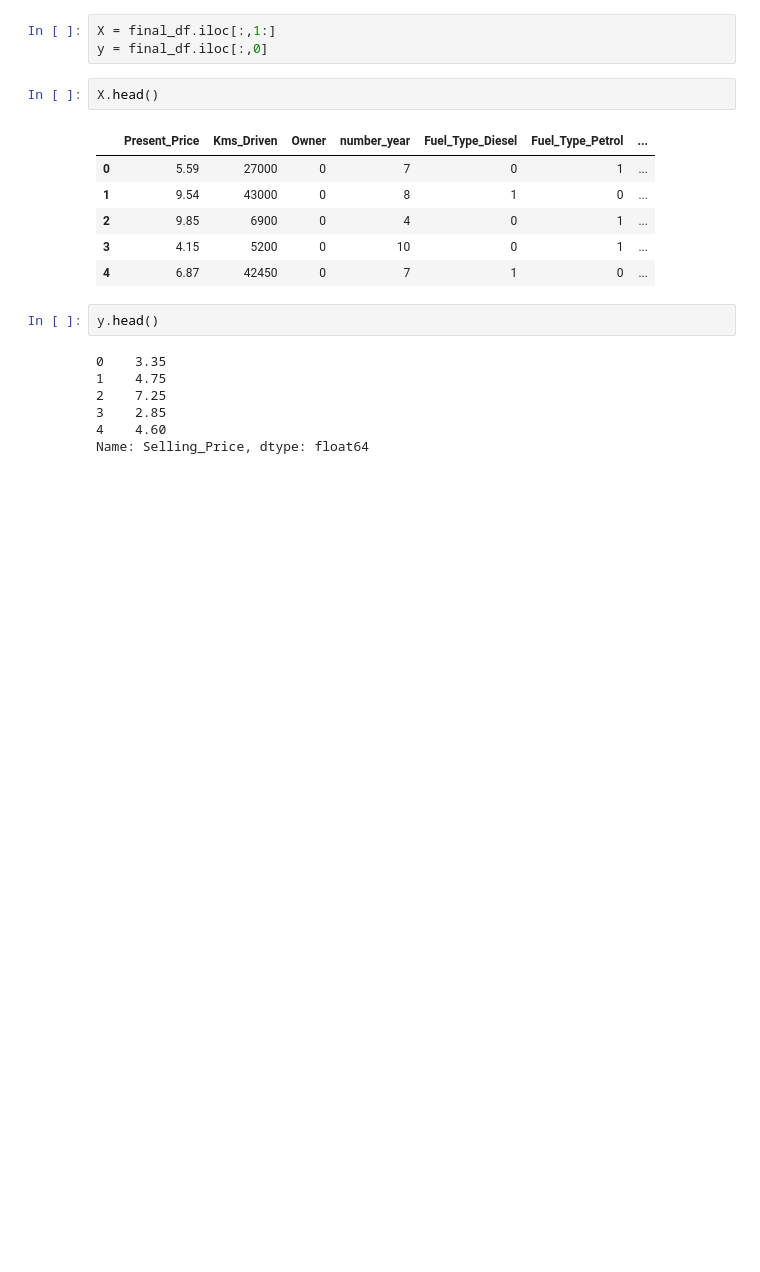
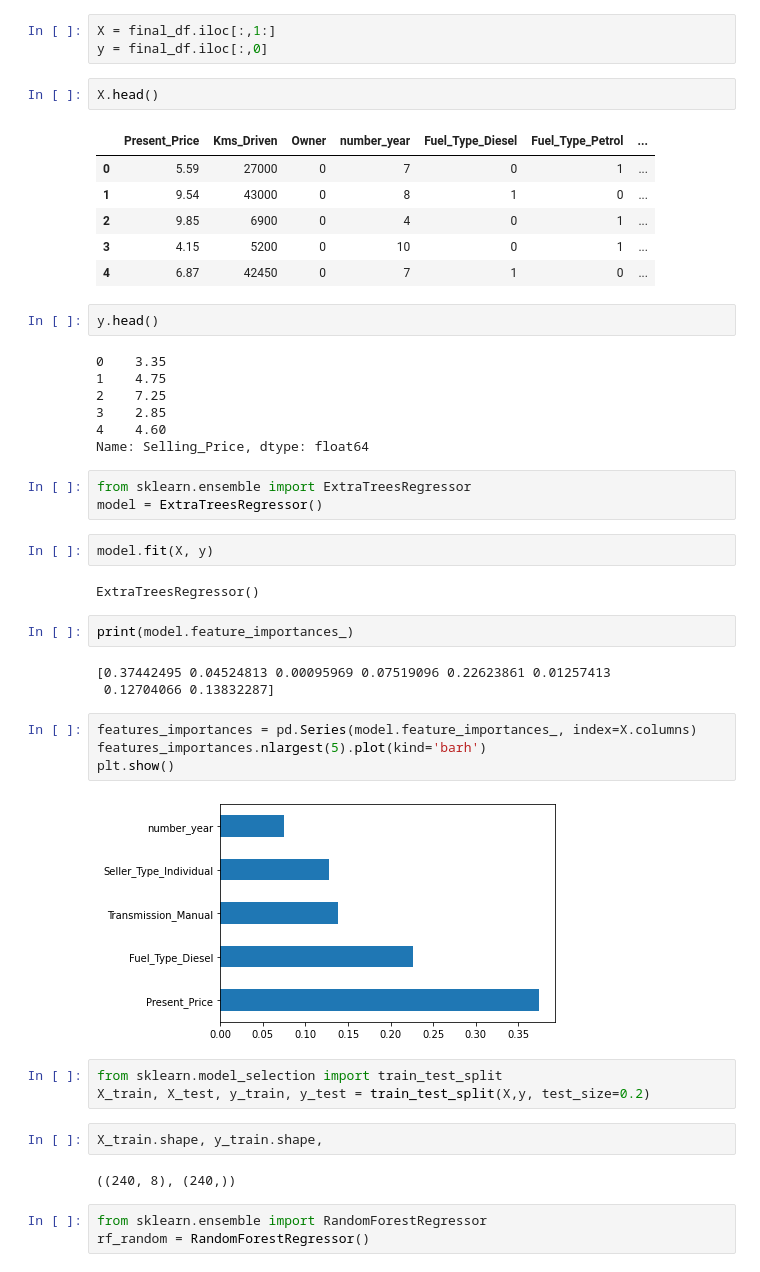
Before and after one commit to bahkali/Car-Predictor, a Jupyter notebook: CarClassifier.ipynb, the cells around one changed output. Cells and saved outputs as stored; diff of their text form; blank space fills up the shorter version.

```diff
--- a/CarClassifier.ipynb
+++ b/CarClassifier.ipynb
@@ -218,3 +231,31 @@ y.head()
 3    2.85
 4    4.60
 Name: Selling_Price, dtype: float64
+# %%
+from sklearn.ensemble import ExtraTreesRegressor
+model = ExtraTreesRegressor()
+# %%
+model.fit(X, y)
+# %% [output]
+ExtraTreesRegressor()
+# %%
+print(model.feature_importances_)
+# %% [output]
+[0.37442495 0.04524813 0.00095969 0.07519096 0.22623861 0.01257413
+ 0.12704066 0.13832287]
+# %%
+features_importances = pd.Series(model.feature_importances_, index=X.columns)
+features_importances.nlargest(5).plot(kind='barh')
+plt.show()
+# %% [output]
+[figure, added]
+# %%
+from sklearn.model_selection import train_test_split
+X_train, X_test, y_train, y_test = train_test_split(X,y, test_size=0.2)
+# %%
+X_train.shape, y_train.shape,
+# %% [output]
+((240, 8), (240,))
+# %%
+from sklearn.ensemble import RandomForestRegressor
+rf_random = RandomForestRegressor()
```
Also changed, not shown: parts of 11 cells of this notebook, 2 other files.
